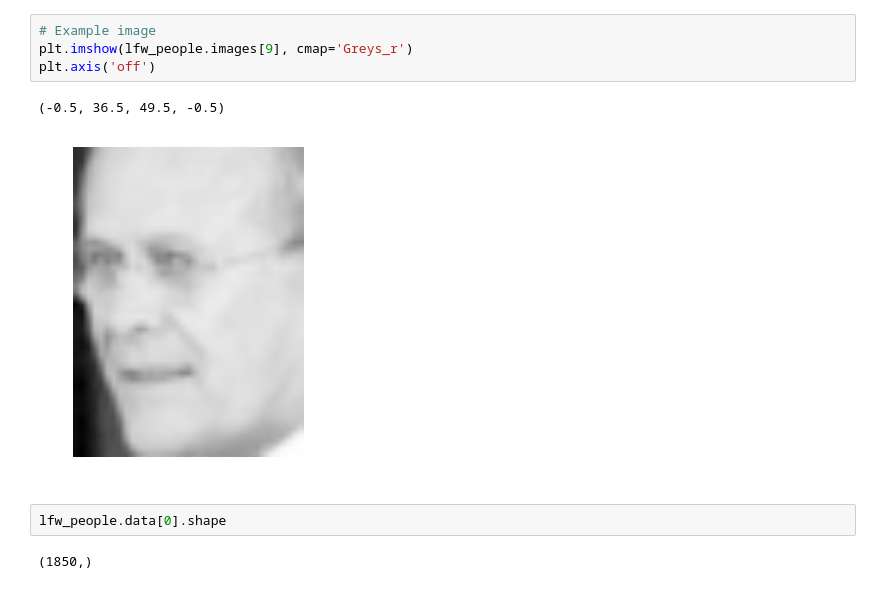
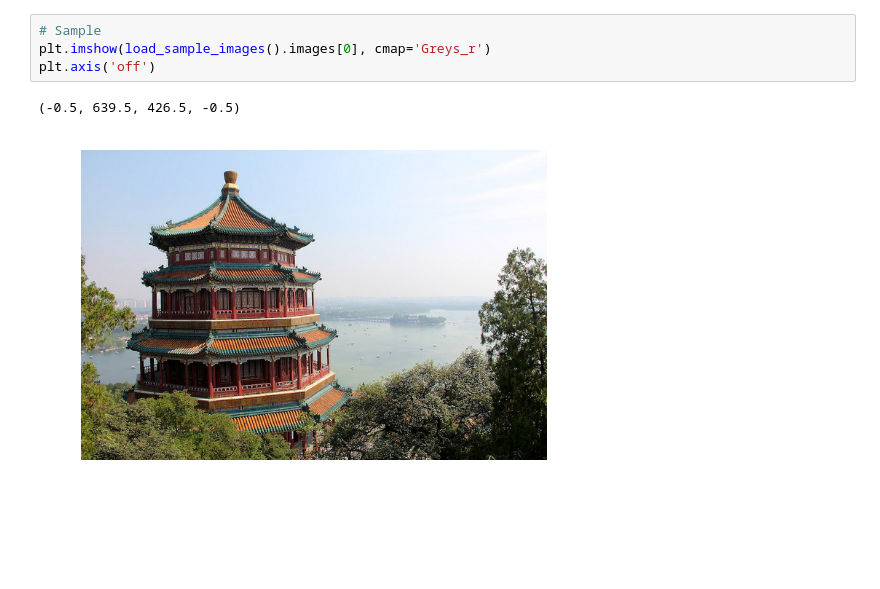
Before and after one commit to krishnr/PCA, a Jupyter notebook: PCA.ipynb, the cells around one changed output. Saved outputs shown, nothing was run; the diff lists cells and outputs as text; blank space fills up the shorter version.

```diff
--- a/PCA.ipynb
+++ b/PCA.ipynb
@@ -21,11 +8,7 @@ lfw_people.data.shape
 # %%
-# Example image
-plt.imshow(lfw_people.images[9], cmap='Greys_r')
+# Sample
+plt.imshow(load_sample_images().images[0], cmap='Greys_r')
 plt.axis('off')
 # %% [output]
-(-0.5, 36.5, 49.5, -0.5)
+(-0.5, 639.5, 426.5, -0.5)
-[figure, old version]
+[figure, new version]
-# %%
-lfw_people.data[0].shape
-# %% [output]
-(1850,)
```
Also changed, not shown: parts of 13 cells of this notebook.
